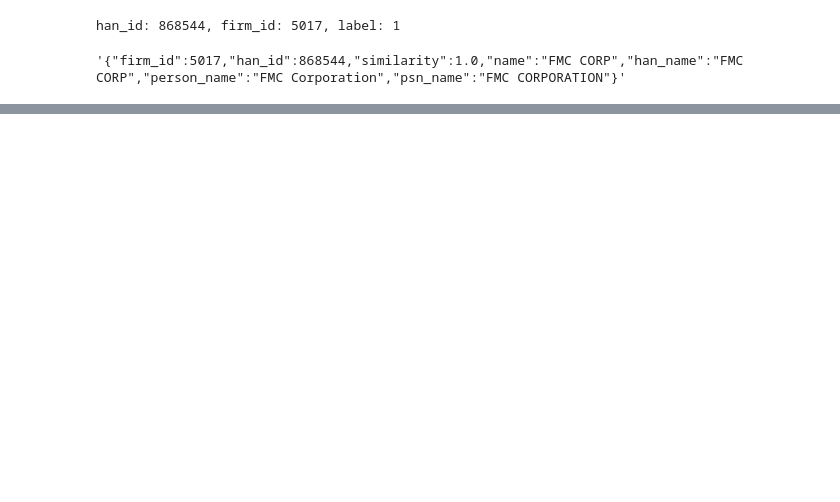
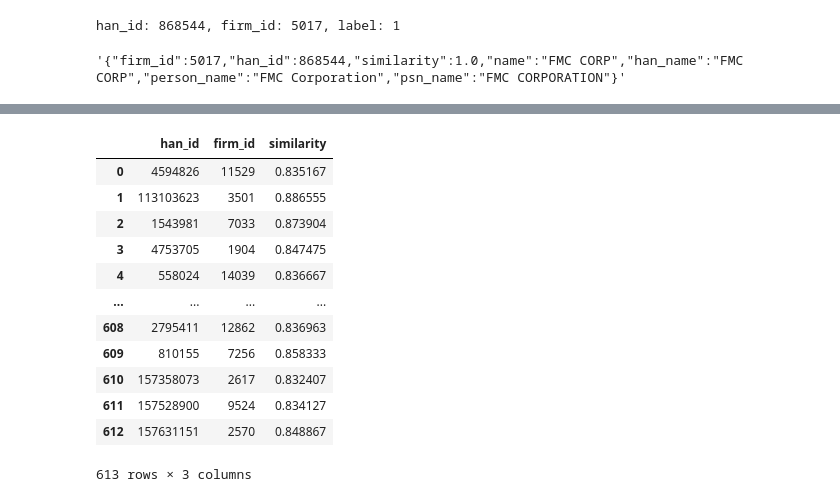
Before and after one commit to MarisLeander/patents_name_matching, a Jupyter notebook: notebooks/label_training_data.ipynb, the cells around one changed output, grey strips where cells are left out. Cells and saved outputs as stored; diff of their text form; code cells hidden in the pictures; blank space fills up the shorter version.

```diff
--- a/notebooks/label_training_data.ipynb
+++ b/notebooks/label_training_data.ipynb
@@ -201,0 +271,16 @@ test_data.loc[0].to_json()
+# %%
+con.execute("select * from patstat_firm_match where similarity < 0.91").fetchdf()
+# %% [output]
+|  | han_id | firm_id | similarity |
+| 0 | 4594826 | 11529 | 0.835167 |
+| 1 | 113103623 | 3501 | 0.886555 |
+| 2 | 1543981 | 7033 | 0.873904 |
+| 3 | 4753705 | 1904 | 0.847475 |
+| 4 | 558024 | 14039 | 0.836667 |
+| ... | ... | ... | ... |
+| 608 | 2795411 | 12862 | 0.836963 |
+| 609 | 810155 | 7256 | 0.858333 |
+| 610 | 157358073 | 2617 | 0.832407 |
+| 611 | 157528900 | 9524 | 0.834127 |
+| 612 | 157631151 | 2570 | 0.848867 |
+613 rows × 3 columns
```
Also changed, not shown: parts of 11 cells of this notebook.
